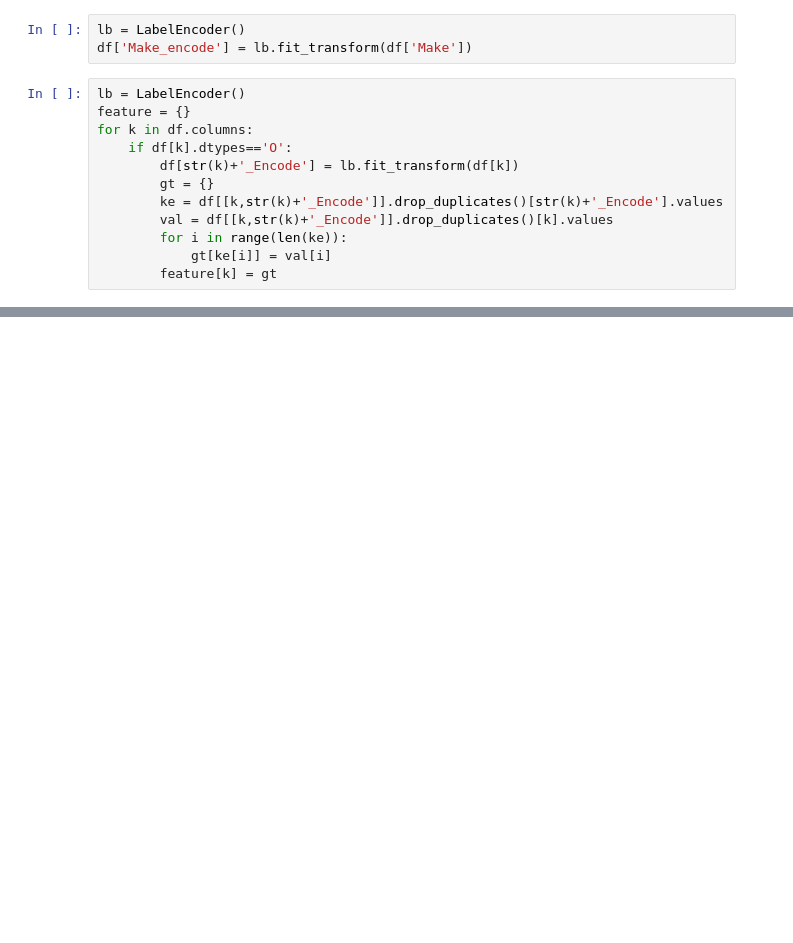
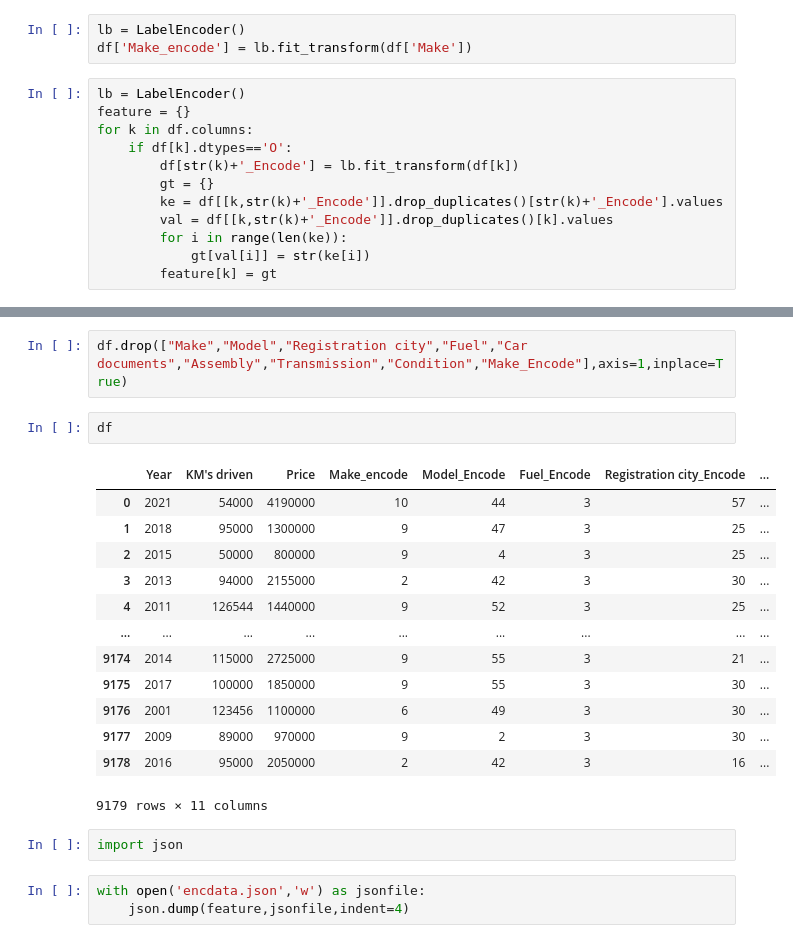
Before and after one commit to hassan07ansari/olx, a Jupyter notebook: dataanalyis.ipynb, the cells around one changed output, grey strips where cells are left out. Drawn from its saved outputs; the diff is of its cells as text; blank space fills up the shorter version.

```diff
--- a/dataanalyis.ipynb
+++ b/dataanalyis.ipynb
@@ -55,7 +44,7 @@ for k in df.columns:
         ke = df[[k,str(k)+'_Encode']].drop_duplicates()[str(k)+'_Encode'].values
         val = df[[k,str(k)+'_Encode']].drop_duplicates()[k].values
         for i in range(len(ke)):
-            gt[ke[i]] = val[i]
+            gt[val[i]] = str(ke[i])
         feature[k] = gt
 # %%
 feature
@@ -79,0 +94,23 @@ feature
+# %%
+df.drop(["Make","Model","Registration city","Fuel","Car documents","Assembly","Transmission","Condition","Make_Encode"],axis=1,inplace=True)
+# %%
+df
+# %% [output]
+|  | Year | KM's driven | Price | Make_encode | Model_Encode | Fuel_Encode | Registration city_Encode | ... |
+| 0 | 2021 | 54000 | 4190000 | 10 | 44 | 3 | 57 | ... |
+| 1 | 2018 | 95000 | 1300000 | 9 | 47 | 3 | 25 | ... |
+| 2 | 2015 | 50000 | 800000 | 9 | 4 | 3 | 25 | ... |
+| 3 | 2013 | 94000 | 2155000 | 2 | 42 | 3 | 30 | ... |
+| 4 | 2011 | 126544 | 1440000 | 9 | 52 | 3 | 25 | ... |
+| ... | ... | ... | ... | ... | ... | ... | ... | ... |
+| 9174 | 2014 | 115000 | 2725000 | 9 | 55 | 3 | 21 | ... |
+| 9175 | 2017 | 100000 | 1850000 | 9 | 55 | 3 | 30 | ... |
+| 9176 | 2001 | 123456 | 1100000 | 6 | 49 | 3 | 30 | ... |
+| 9177 | 2009 | 89000 | 970000 | 9 | 2 | 3 | 30 | ... |
+| 9178 | 2016 | 95000 | 2050000 | 2 | 42 | 3 | 16 | ... |
+9179 rows × 11 columns
+# %%
+import json
+# %%
+with open('encdata.json','w') as jsonfile:
+    json.dump(feature,jsonfile,indent=4)
```
Also changed, not shown: parts of 18 cells of this notebook, 5 other files.
